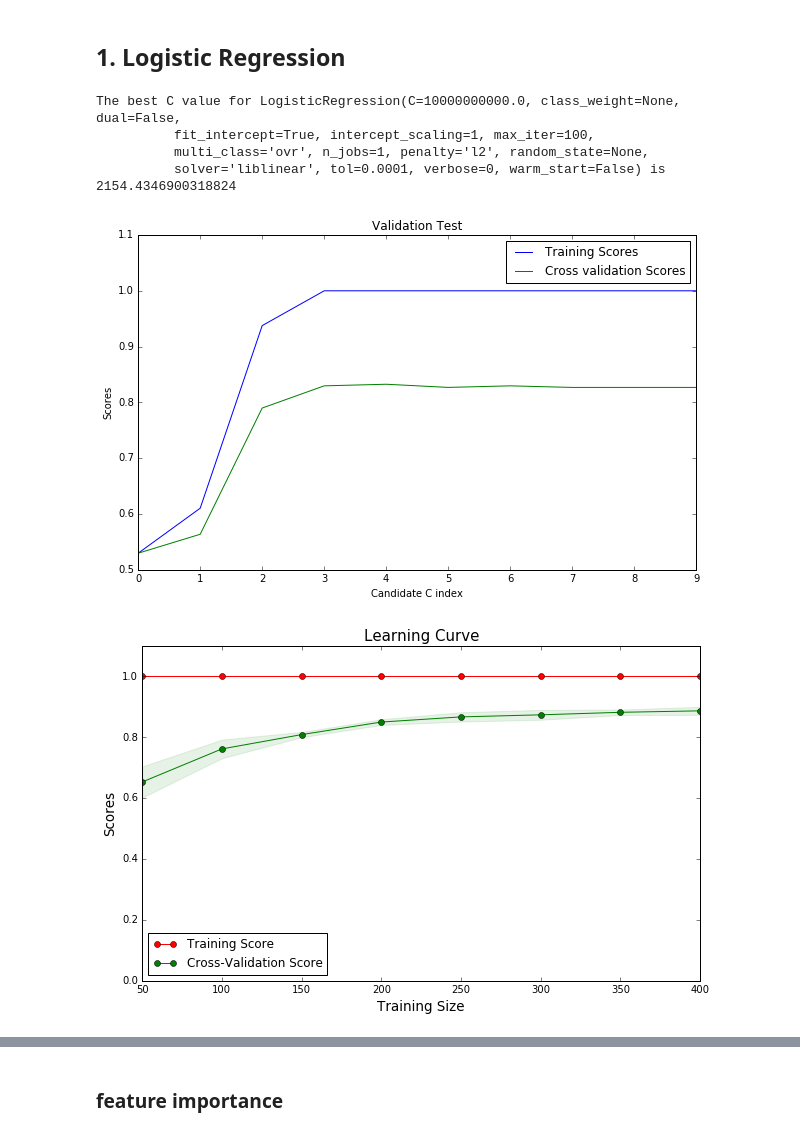
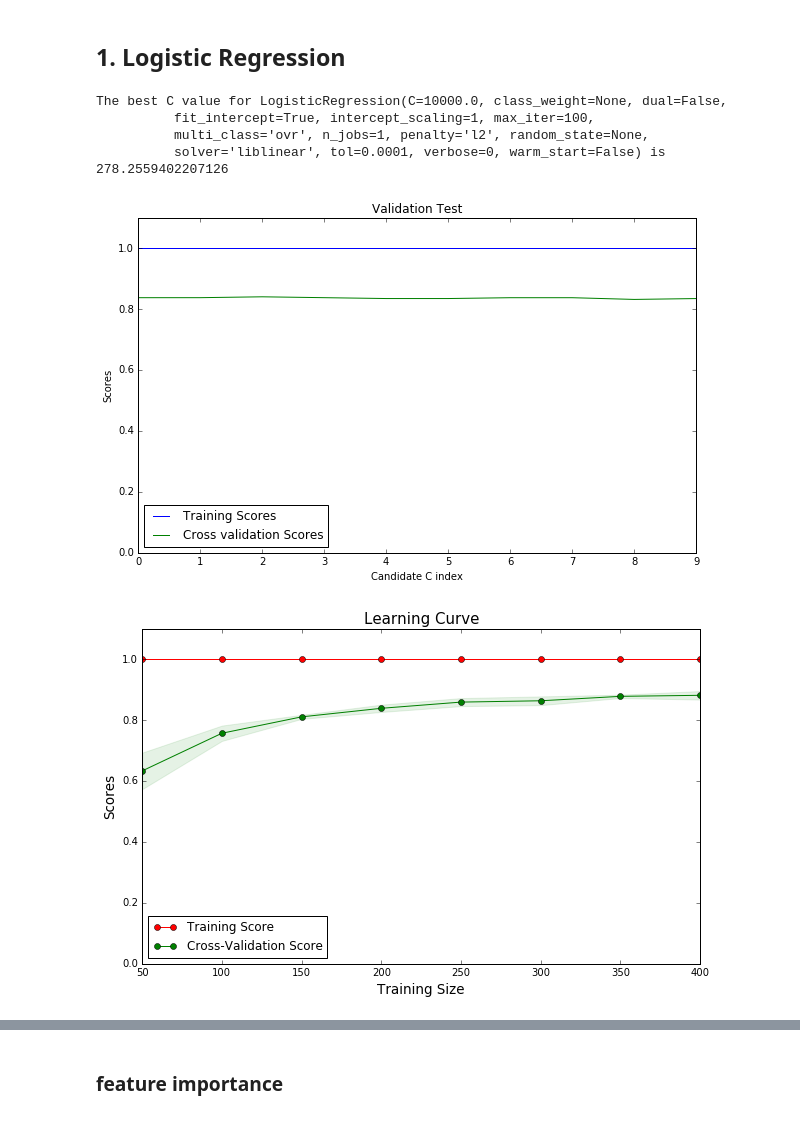
Before and after one commit to Fake-News-Project/Fake-News-Project, a Jupyter notebook: Step2_Extracting_features_and_predict_via_machine_learning.ipynb, the cells around one changed output, grey strips where cells are left out. Cells and saved outputs as stored; diff of their text form; code cells hidden in the pictures.

```diff
--- a/Step2_Extracting_features_and_predict_via_machine_learning.ipynb
+++ b/Step2_Extracting_features_and_predict_via_machine_learning.ipynb
@@ -178,7 +179,7 @@ from sklearn.feature_selection import SelectPercentile, SelectKBest, f_classif,
 
 
 # select from model
-lsvc = LinearSVC(C=8000, penalty="l1", dual=False).fit(X_train_tot, Y_train)
+lsvc = LinearSVC(C=9000, penalty="l1", dual=False)#.fit(X_train_tot, Y_train)
 selector = SelectFromModel(lsvc, prefit=False)
 
 
@@ -245,6 +368,7 @@ def valid_test(model, param, param_candidates):
     best = param_candidates[vs_max_ix]
     print('The best {} value for {} is {}'.format(param, model, best))
     plt.figure(figsize=(10, 6))
+    plt.ylim([0,1.1])
     plt.title('Validation Test')
     plt.ylabel('Scores')
     plt.xlabel('Candidate {} index'.format(param))
@@ -309,26 +433,26 @@ def print_scores(model, y_test_pred):
 # %% [markdown]
 ## 1. Logistic Regression
 # %%
-best_C = valid_test(LogisticRegression(), "C", np.logspace(-2, 10, 10))
+best_C = valid_test(LogisticRegression(), "C", np.logspace(2, 4, 10))
 LR = LogisticRegression(C = best_C)
 #LR = LogisticRegression()
 Learning_curve(LR)
-LR.fit(X_train_dtm, Y_train)
+%time LR.fit(X_train_dtm, Y_train)
 Y_test_pred_LR = LR.predict(X_test_dtm)
 
 # polynomial_features = PolynomialFeatures(degree=2,include_bias=False)
 # pipeline = Pipeline([("polynomial_features", polynomial_features), ("linear_regression", LR)])
 # Learning_curve(pipeline)
 # # Learning_curve(LR)
 
 # pipeline.fit(X_train, Y_train)
 # Y_test_pred_LR = pipeline.predict(X_test)
 # print('Train score is {}'.format(pipeline.score(X_train, Y_train)))
 # print('Cross validation score is {}'.format(pipeline.score(X_cv, Y_cv)))
 # %% [output]
-The best C value for LogisticRegression(C=10000000000.0, class_weight=None, dual=False,
+The best C value for LogisticRegression(C=10000.0, class_weight=None, dual=False,
           fit_intercept=True, intercept_scaling=1, max_iter=100,
           multi_class='ovr', n_jobs=1, penalty='l2', random_state=None,
-          solver='liblinear', tol=0.0001, verbose=0, warm_start=False) is 2154.4346900318824
+          solver='liblinear', tol=0.0001, verbose=0, warm_start=False) is 278.2559402207126
-[figure, old version]
+[figure, new version]
-[figure, old version]
+[figure, new version]
```
Also changed, not shown: parts of 38 cells of this notebook.
